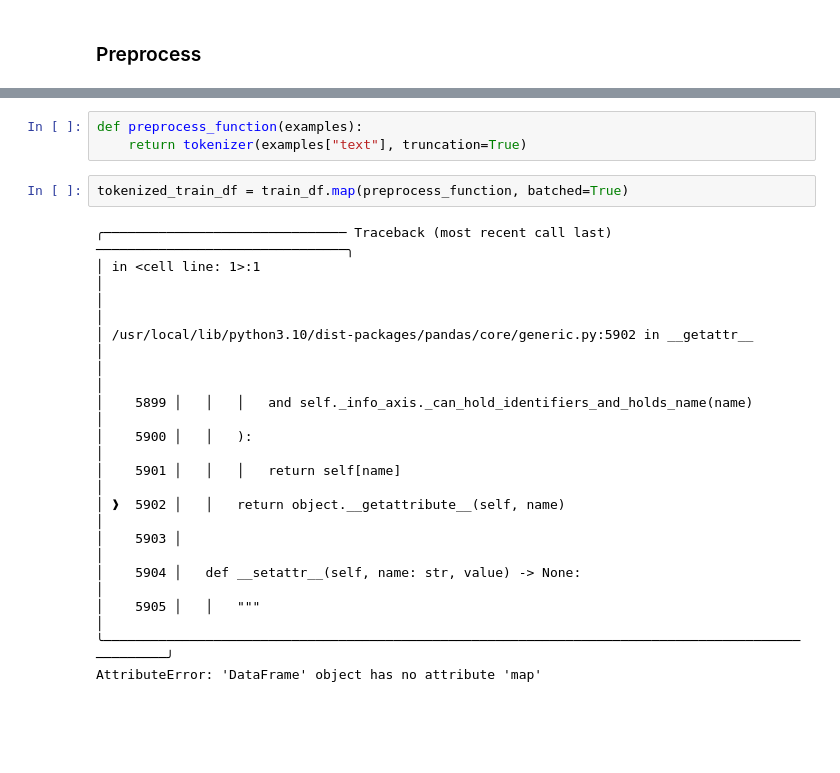
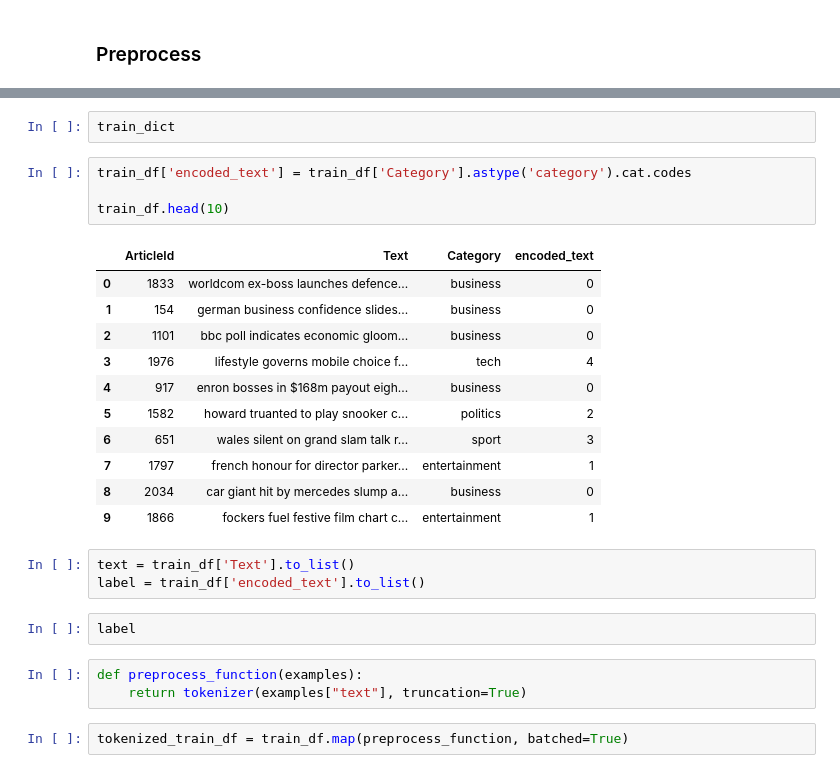
Before and after one commit to tproma/End-To-End-NLP-Project-News-Article-Sorting, a Jupyter notebook: research/NewsArticleSorting.ipynb, the cells around one changed output, grey strips where cells are left out. Cells and saved outputs as stored; diff of their text form; blank space fills up the shorter version.

```diff
--- a/research/NewsArticleSorting.ipynb
+++ b/research/NewsArticleSorting.ipynb
@@ -212,20 +230,28 @@ train_df.Category.value_counts().to_frame()
+# %%
+train_dict
+# %%
+train_df['encoded_text'] = train_df['Category'].astype('category').cat.codes
+
+train_df.head(10)
+# %% [output]
+|  | ArticleId | Text | Category | encoded_text |
+| 0 | 1833 | worldcom ex-boss launches defence... | business | 0 |
+| 1 | 154 | german business confidence slides... | business | 0 |
+| 2 | 1101 | bbc poll indicates economic gloom... | business | 0 |
+| 3 | 1976 | lifestyle governs mobile choice f... | tech | 4 |
+| 4 | 917 | enron bosses in $168m payout eigh... | business | 0 |
+| 5 | 1582 | howard truanted to play snooker c... | politics | 2 |
+| 6 | 651 | wales silent on grand slam talk r... | sport | 3 |
+| 7 | 1797 | french honour for director parker... | entertainment | 1 |
+| 8 | 2034 | car giant hit by mercedes slump a... | business | 0 |
+| 9 | 1866 | fockers fuel festive film chart c... | entertainment | 1 |
+# %%
+text = train_df['Text'].to_list()
+label = train_df['encoded_text'].to_list()
+# %%
+label
 # %%
 def preprocess_function(examples):
     return tokenizer(examples["text"], truncation=True)
 # %%
 tokenized_train_df = train_df.map(preprocess_function, batched=True)
-# %% [output]
-╭─────────────────────────────── Traceback (most recent call last) ────────────────────────────────╮
-│ in <cell line: 1>:1                                                                              │
-│                                                                                                  │
-│ /usr/local/lib/python3.10/dist-packages/pandas/core/generic.py:5902 in __getattr__               │
-│                                                                                                  │
-│    5899 │   │   │   and self._info_axis._can_hold_identifiers_and_holds_name(name)               │
-│    5900 │   │   ):                                                                               │
-│    5901 │   │   │   return self[name]                                                            │
-│ ❱  5902 │   │   return object.__getattribute__(self, name)                                       │
-│    5903 │                                                                                        │
-│    5904 │   def __setattr__(self, name: str, value) -> None:                                     │
-│    5905 │   │   """                                                                              │
-╰──────────────────────────────────────────────────────────────────────────────────────────────────╯
-AttributeError: 'DataFrame' object has no attribute 'map'
```
Also changed, not shown: parts of 7 cells of this notebook.
